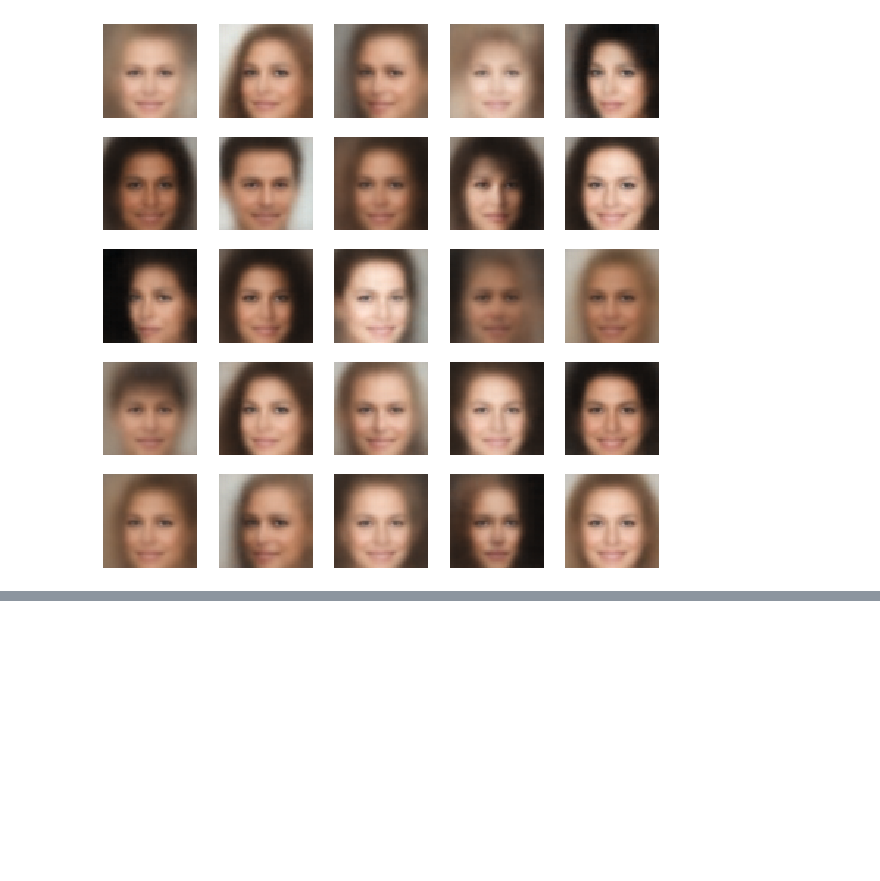
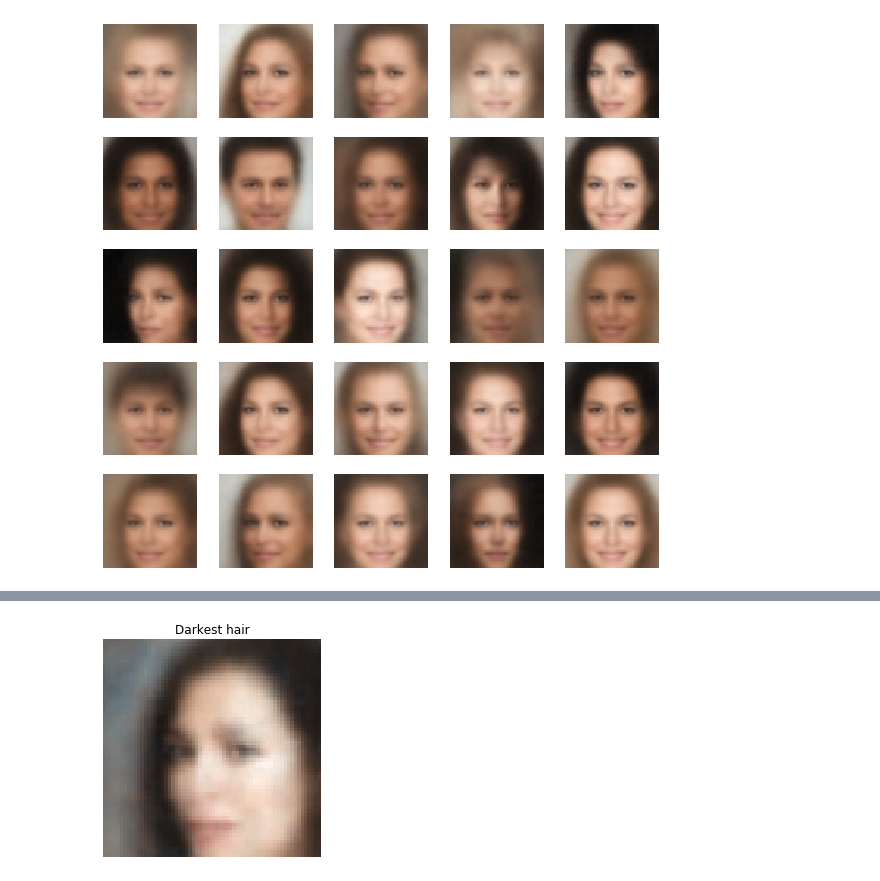
Before and after one commit to dksifoua/Facial-Composites, a Jupyter notebook: Facial Composites.ipynb, the cells around one changed output, grey strips where cells are left out. Drawn from its saved outputs; the diff is of its cells as text; code cells hidden in the pictures; blank space fills up the shorter version.

```diff
--- a/Facial Composites.ipynb
+++ b/Facial Composites.ipynb
@@ -328,0 +491,4 @@ plt.show()
+# %%
+composite.draw_best('Darkest hair')
+# %% [output]
+[figure, added]
```
Also changed, not shown: parts of 13 cells of this notebook.
